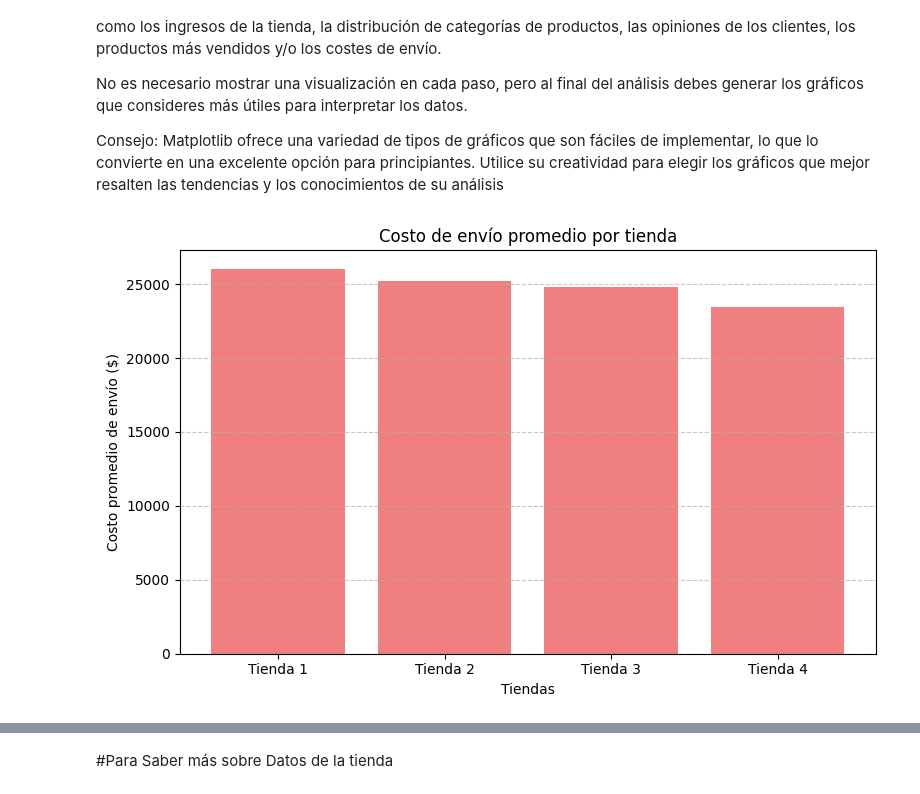
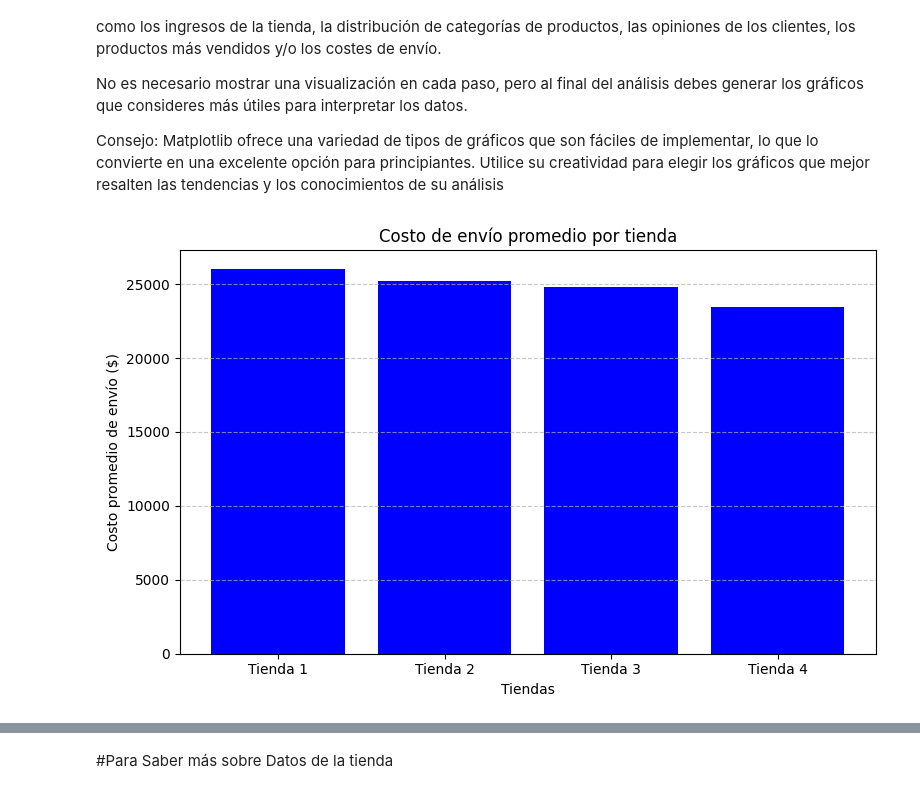
Before and after one commit to jorgevillegazz/Python_Challenge_1, a Jupyter notebook: AluraStoreLatam.ipynb, the cells around one changed output, grey strips where cells are left out. Saved outputs shown, nothing was run; the diff lists cells and outputs as text; code cells hidden in the pictures.

Commit message:
Visualización

```diff
--- a/AluraStoreLatam.ipynb
+++ b/AluraStoreLatam.ipynb
@@ -552,15 +561,16 @@ No es necesario mostrar una visualización en cada paso, pero al final del anál
 
 Consejo: Matplotlib ofrece una variedad de tipos de gráficos que son fáciles de implementar, lo que lo convierte en una excelente opción para principiantes. Utilice su creatividad para elegir los gráficos que mejor resalten las tendencias y los conocimientos de su análisis
 # %%
+# grafica de Costo de envio  por tienda
 import matplotlib.pyplot as plt
 
 plt.figure(figsize=(8, 5))
-plt.bar(nombres_tiendas, promedios_envio, color="lightcoral")
+plt.bar(nombres_tiendas, promedios_envio, color="blue")
 plt.title("Costo de envío promedio por tienda")
 plt.ylabel("Costo promedio de envío ($)")
 plt.xlabel("Tiendas")
 plt.grid(axis="y", linestyle="--", alpha=0.7)
 plt.tight_layout()
 plt.show()
 # %% [output]
-[figure, old version]
+[figure, new version]
```
Also changed, not shown: parts of 7 cells of this notebook.
